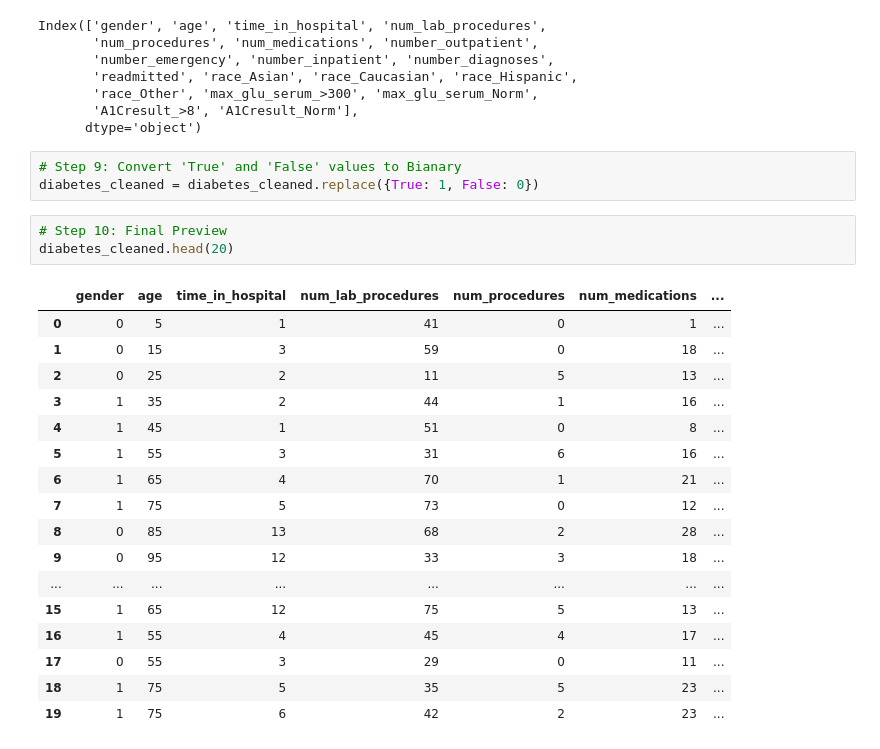
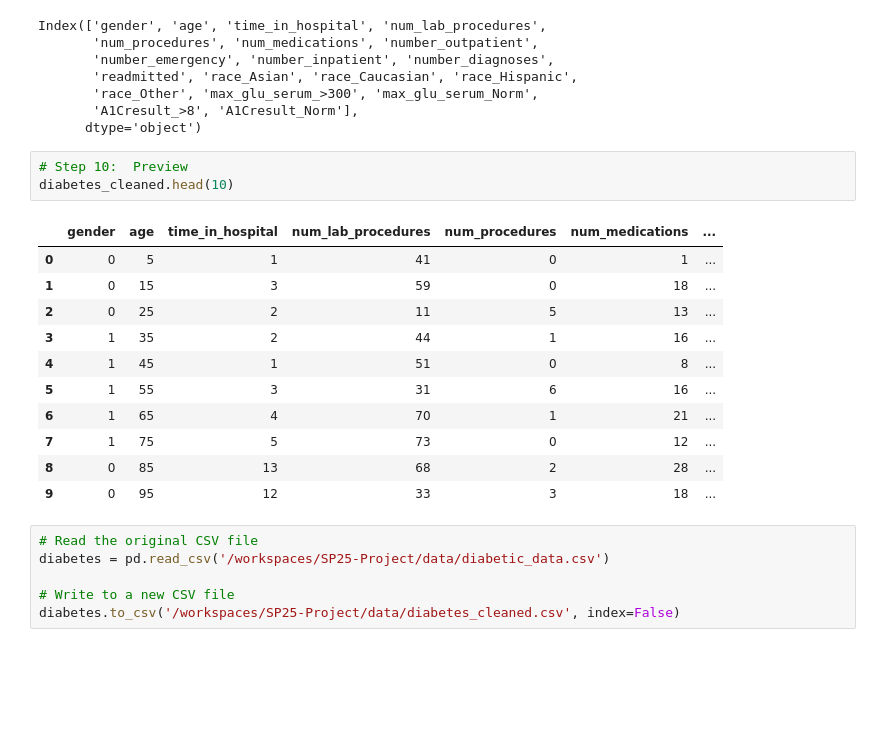
Before and after one commit to amen-hussain/SP25-Project, a Jupyter notebook: clean_code/SP25_Project.ipynb, the cells around one changed output. Drawn from its saved outputs; the diff is of its cells as text; blank space fills up the shorter version.

```diff
--- a/clean_code/SP25_Project.ipynb
+++ b/clean_code/SP25_Project.ipynb
@@ -192,27 +195,24 @@ Index(['gender', 'age', 'time_in_hospital', 'num_lab_procedures',
        'race_Other', 'max_glu_serum_>300', 'max_glu_serum_Norm',
        'A1Cresult_>8', 'A1Cresult_Norm'],
       dtype='object')
-# %%
-# Step 9: Convert 'True' and 'False' values to Bianary
-diabetes_cleaned = diabetes_cleaned.replace({True: 1, False: 0})
 # %%
-# Step 10: Final Preview
-diabetes_cleaned.head(20)
+# Step 10:  Preview
+diabetes_cleaned.head(10)
 # %% [output]
 |  | gender | age | time_in_hospital | num_lab_procedures | num_procedures | num_medications | ... |
 | 0 | 0 | 5 | 1 | 41 | 0 | 1 | ... |
 | 1 | 0 | 15 | 3 | 59 | 0 | 18 | ... |
 | 2 | 0 | 25 | 2 | 11 | 5 | 13 | ... |
 | 3 | 1 | 35 | 2 | 44 | 1 | 16 | ... |
 | 4 | 1 | 45 | 1 | 51 | 0 | 8 | ... |
 | 5 | 1 | 55 | 3 | 31 | 6 | 16 | ... |
 | 6 | 1 | 65 | 4 | 70 | 1 | 21 | ... |
 | 7 | 1 | 75 | 5 | 73 | 0 | 12 | ... |
 | 8 | 0 | 85 | 13 | 68 | 2 | 28 | ... |
 | 9 | 0 | 95 | 12 | 33 | 3 | 18 | ... |
-| ... | ... | ... | ... | ... | ... | ... | ... |
-| 15 | 1 | 65 | 12 | 75 | 5 | 13 | ... |
-| 16 | 1 | 55 | 4 | 45 | 4 | 17 | ... |
-| 17 | 0 | 55 | 3 | 29 | 0 | 11 | ... |
-| 18 | 1 | 75 | 5 | 35 | 5 | 23 | ... |
-| 19 | 1 | 75 | 6 | 42 | 2 | 23 | ... |
+# %%
+# Read the original CSV file
+diabetes = pd.read_csv('/workspaces/SP25-Project/data/diabetic_data.csv')
+
+# Write to a new CSV file
+diabetes.to_csv('/workspaces/SP25-Project/data/diabetes_cleaned.csv', index=False)
```
Also changed, not shown: parts of 2 cells of this notebook, 1 other file.
